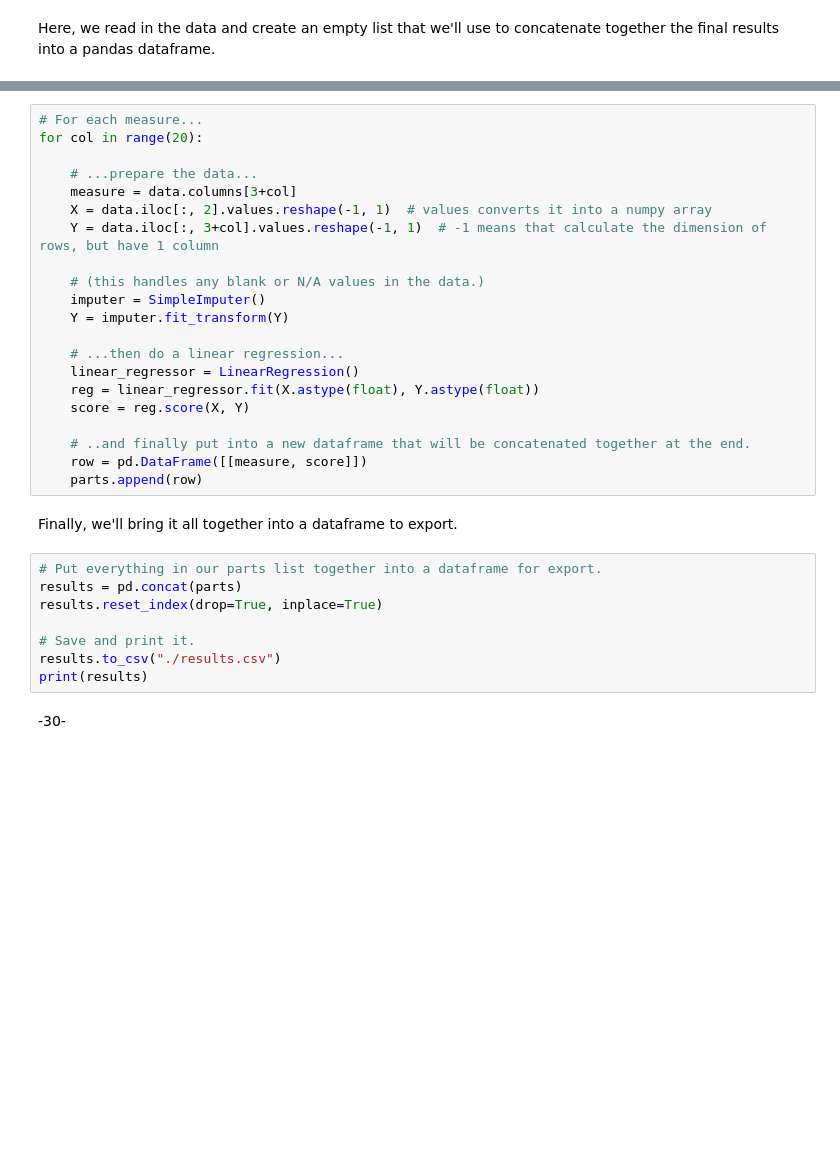
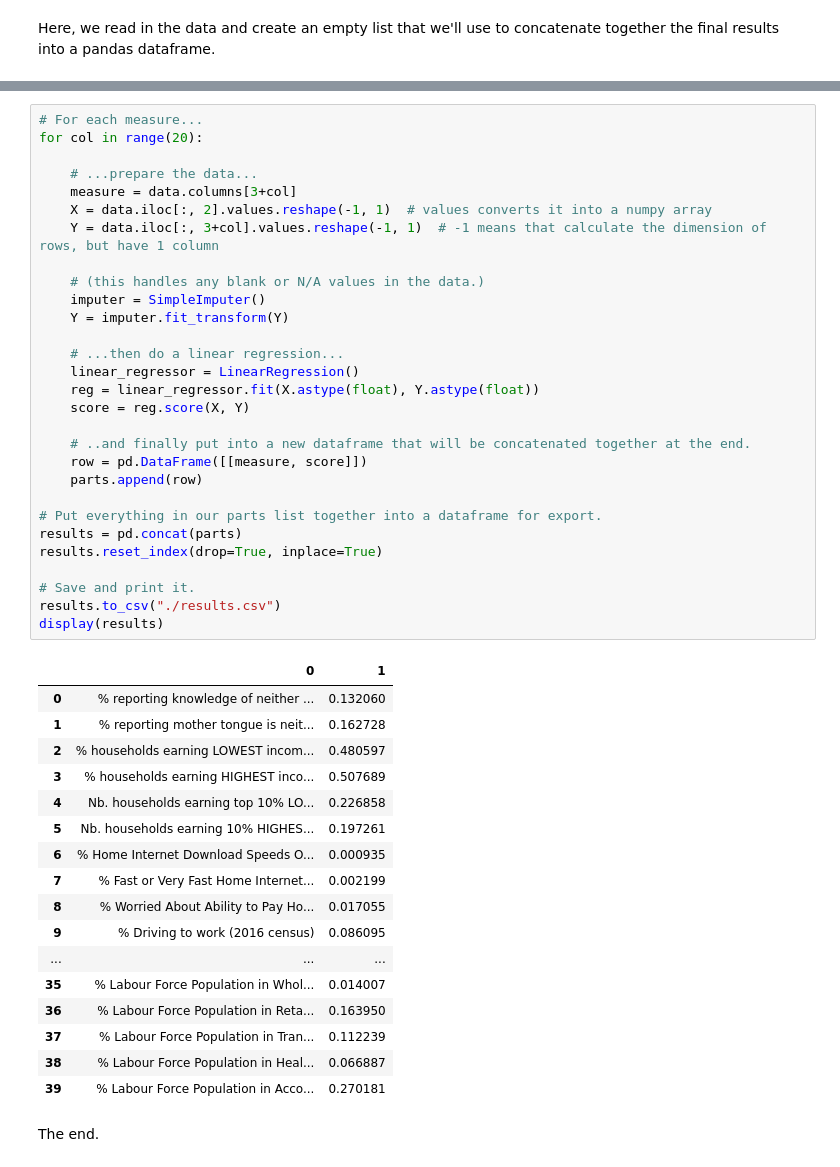
Before and after one commit to dexmcmillan/canadian-census-data, a Jupyter notebook: notebook.ipynb, the cells around one changed output, grey strips where cells are left out. Drawn from its saved outputs; the diff is of its cells as text; blank space fills up the shorter version.

```diff
--- a/notebook.ipynb
+++ b/notebook.ipynb
@@ -21,33 +36,49 @@ data.show()
 # %%
 # For each measure...
 for col in range(20):
 
     # ...prepare the data...
     measure = data.columns[3+col]
     X = data.iloc[:, 2].values.reshape(-1, 1)  # values converts it into a numpy array
     Y = data.iloc[:, 3+col].values.reshape(-1, 1)  # -1 means that calculate the dimension of rows, but have 1 column
 
     # (this handles any blank or N/A values in the data.)
     imputer = SimpleImputer()
     Y = imputer.fit_transform(Y)
 
     # ...then do a linear regression...
     linear_regressor = LinearRegression()
     reg = linear_regressor.fit(X.astype(float), Y.astype(float))
     score = reg.score(X, Y)
 
     # ..and finally put into a new dataframe that will be concatenated together at the end.
     row = pd.DataFrame([[measure, score]])
     parts.append(row)
+
+# Put everything in our parts list together into a dataframe for export.
+results = pd.concat(parts)
+results.reset_index(drop=True, inplace=True)
+
+# Save and print it.
+results.to_csv("./results.csv")
+display(results)
+# %% [output]
+|  | 0 | 1 |
+| 0 | % reporting knowledge of neither ... | 0.132060 |
+| 1 | % reporting mother tongue is neit... | 0.162728 |
+| 2 | % households earning LOWEST incom... | 0.480597 |
+| 3 | % households earning HIGHEST inco... | 0.507689 |
+| 4 | Nb. households earning top 10% LO... | 0.226858 |
+| 5 | Nb. households earning 10% HIGHES... | 0.197261 |
+| 6 | % Home Internet Download Speeds O... | 0.000935 |
+| 7 | % Fast or Very Fast Home Internet... | 0.002199 |
+| 8 | % Worried About Ability to Pay Ho... | 0.017055 |
+| 9 | % Driving to work (2016 census) | 0.086095 |
+| ... | ... | ... |
+| 35 | % Labour Force Population in Whol... | 0.014007 |
+| 36 | % Labour Force Population in Reta... | 0.163950 |
+| 37 | % Labour Force Population in Tran... | 0.112239 |
+| 38 | % Labour Force Population in Heal... | 0.066887 |
+| 39 | % Labour Force Population in Acco... | 0.270181 |
-# %% [markdown]
-Finally, we'll bring it all together into a dataframe to export.
-# %%
-# Put everything in our parts list together into a dataframe for export.
-results = pd.concat(parts)
-results.reset_index(drop=True, inplace=True)
-
-# Save and print it.
-results.to_csv("./results.csv")
-print(results)
-# %% [markdown]
--30-
+# %% [markdown]
+The end.
```
Also changed, not shown: parts of 2 cells of this notebook, 1 other file.
